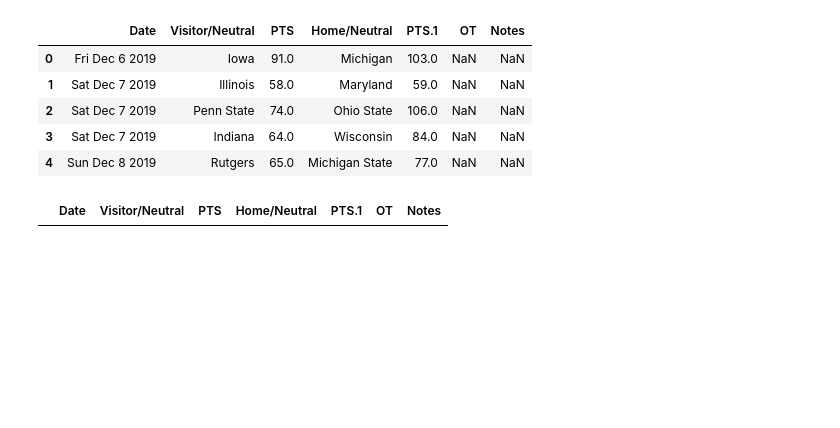
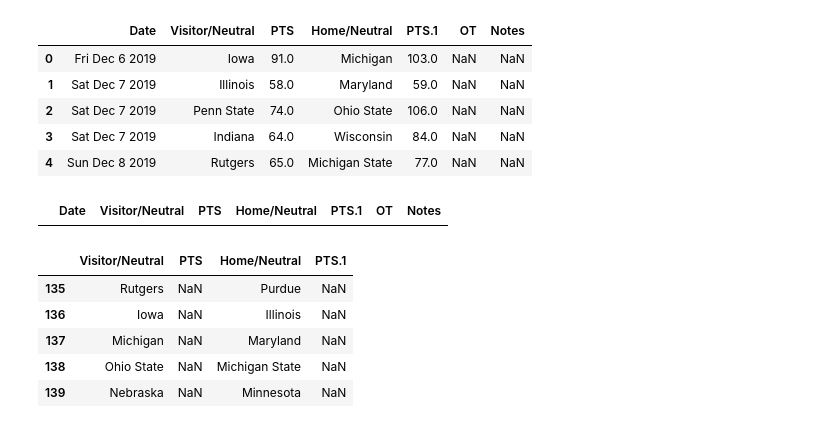
Before and after one commit to pkr5025/College-Basketball-Predictions, a Jupyter notebook: Working Notebook.ipynb, the cells around one changed output. Drawn from its saved outputs; the diff is of its cells as text; code cells hidden in the pictures; blank space fills up the shorter version.

```diff
--- a/Working Notebook.ipynb
+++ b/Working Notebook.ipynb
@@ -66,3 +66,12 @@ schedule_df[schedule_df['Notes'].isnull()==False].head()
 # %%
 ### Drop unneeded columns  My simple model leave out OT for now.
 schedule_df.drop(['Date','Notes', 'OT'], axis=1, inplace=True)
+# %%
+schedule_df.tail()
+# %% [output]
+|  | Visitor/Neutral | PTS | Home/Neutral | PTS.1 |
+| 135 | Rutgers | NaN | Purdue | NaN |
+| 136 | Iowa | NaN | Illinois | NaN |
+| 137 | Michigan | NaN | Maryland | NaN |
+| 138 | Ohio State | NaN | Michigan State | NaN |
+| 139 | Nebraska | NaN | Minnesota | NaN |
```
Also changed, not shown: parts of 4 cells of this notebook.
